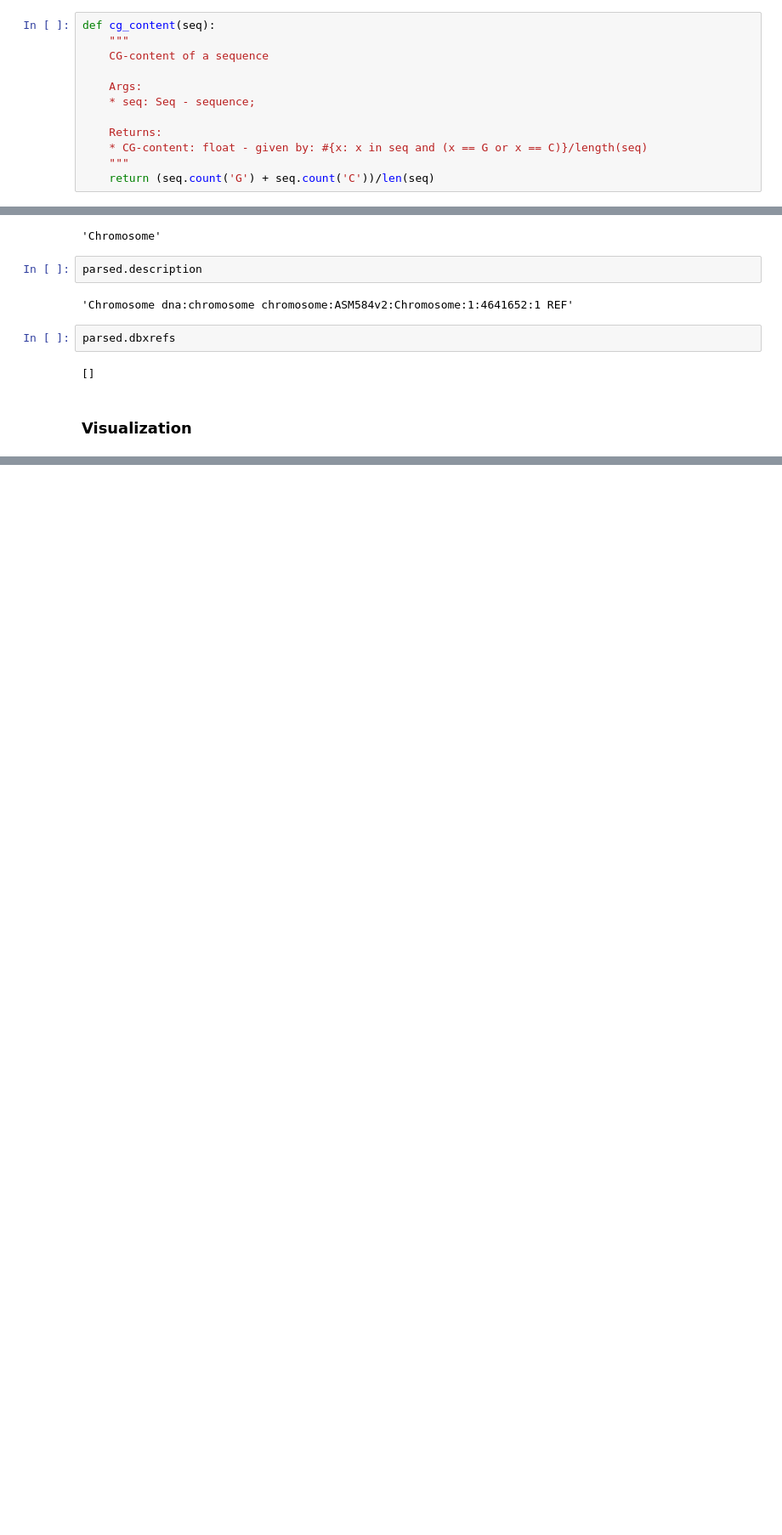
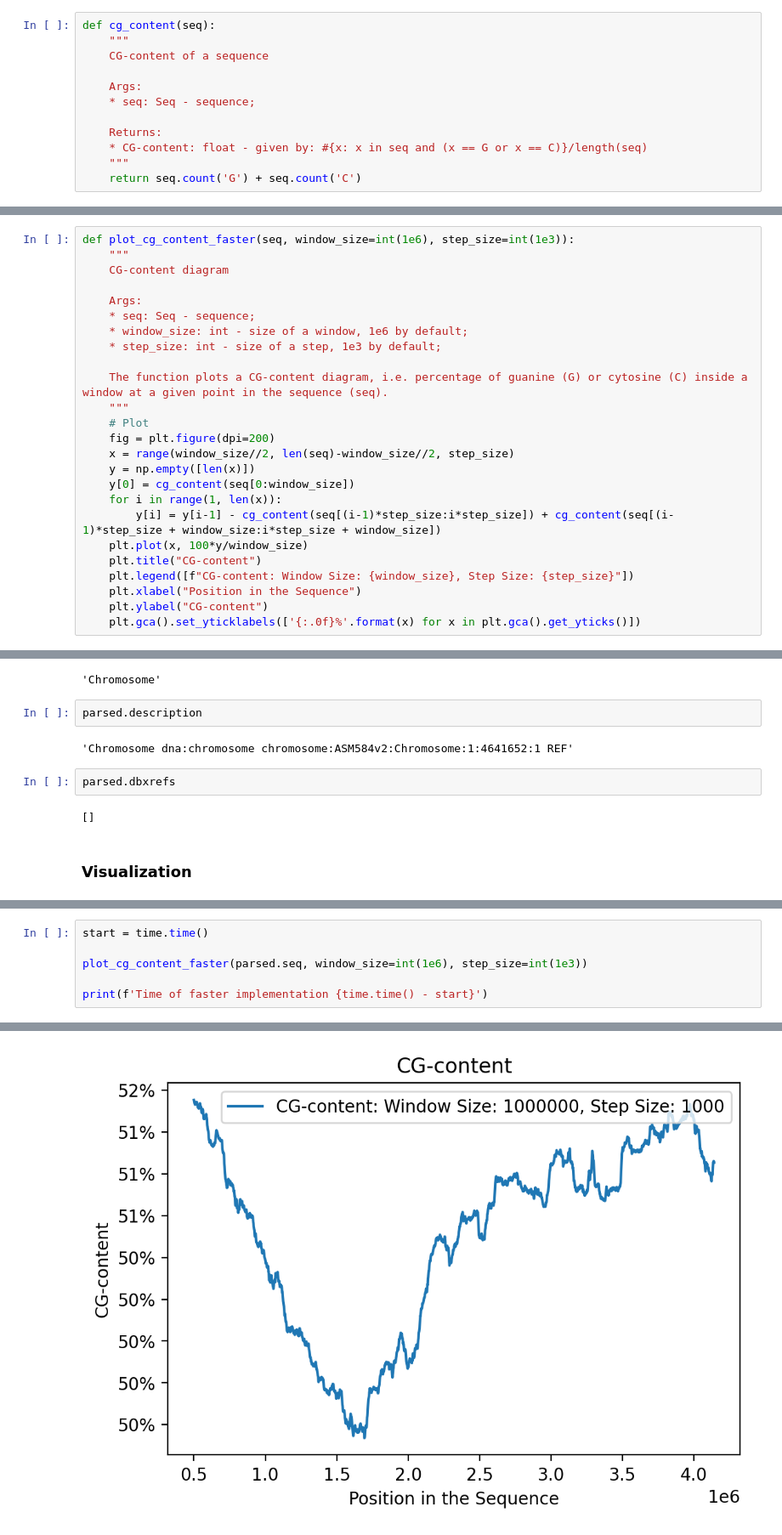
Before and after one commit to MakowToms/DEV, a Jupyter notebook: src/Lab3/Lab3.ipynb, the cells around one changed output, grey strips where cells are left out. Shown at 85% size. Drawn from its saved outputs; the diff is of its cells as text; blank space fills up the shorter version.

Commit message:
Implement faster computation of GC-content

```diff
--- a/src/Lab3/Lab3.ipynb
+++ b/src/Lab3/Lab3.ipynb
@@ -33,7 +35,7 @@ def cg_content(seq):
     Returns:
     * CG-content: float - given by: #{x: x in seq and (x == G or x == C)}/length(seq)
     """
-    return (seq.count('G') + seq.count('C'))/len(seq)
+    return seq.count('G') + seq.count('C')
 # %%
 def plot_cg_content(seq, window_size=int(1e6), step_size=int(1e3)):
     """
@@ -57,6 +59,31 @@ def plot_cg_content(seq, window_size=int(1e6), step_size=int(1e3)):
     plt.xlabel("Position in the Sequence")
     plt.ylabel("CG-content")
     plt.gca().set_yticklabels(['{:.0f}%'.format(x) for x in plt.gca().get_yticks()])
+# %%
+def plot_cg_content_faster(seq, window_size=int(1e6), step_size=int(1e3)):
+    """
+    CG-content diagram
+
+    Args:
+    * seq: Seq - sequence;
+    * window_size: int - size of a window, 1e6 by default;
+    * step_size: int - size of a step, 1e3 by default;
+
+    The function plots a CG-content diagram, i.e. percentage of guanine (G) or cytosine (C) inside a window at a given point in the sequence (seq).
+    """
+    # Plot
+    fig = plt.figure(dpi=200)
+    x = range(window_size//2, len(seq)-window_size//2, step_size)
+    y = np.empty([len(x)])
+    y[0] = cg_content(seq[0:window_size])
+    for i in range(1, len(x)):
+        y[i] = y[i-1] - cg_content(seq[(i-1)*step_size:i*step_size]) + cg_content(seq[(i-1)*step_size + window_size:i*step_size + window_size])
+    plt.plot(x, 100*y/window_size)
+    plt.title("CG-content")
+    plt.legend([f"CG-content: Window Size: {window_size}, Step Size: {step_size}"])
+    plt.xlabel("Position in the Sequence")
+    plt.ylabel("CG-content")
+    plt.gca().set_yticklabels(['{:.0f}%'.format(x) for x in plt.gca().get_yticks()])
 # %% [markdown]
 # Test
 # %% [markdown]
@@ -93 +125,8 @@ plot_cg_content(parsed.seq, window_size=int(1e6), step_size=int(1e3))
 [figure]
+# %%
+start = time.time()
+
+plot_cg_content_faster(parsed.seq, window_size=int(1e6), step_size=int(1e3))
+
+print(f'Time of faster implementation {time.time() - start}')
+# %% [output]
@@ -93,0 +134 @@ plot_cg_content(parsed.seq, window_size=int(1e6), step_size=int(1e3))
+[figure, added]
```
Also changed, not shown: parts of 4 cells of this notebook, 1 other file.
